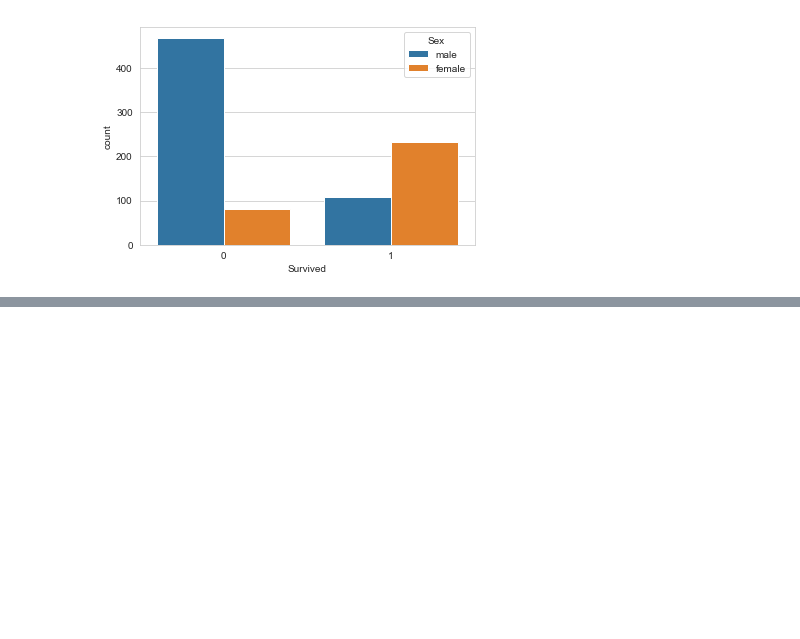
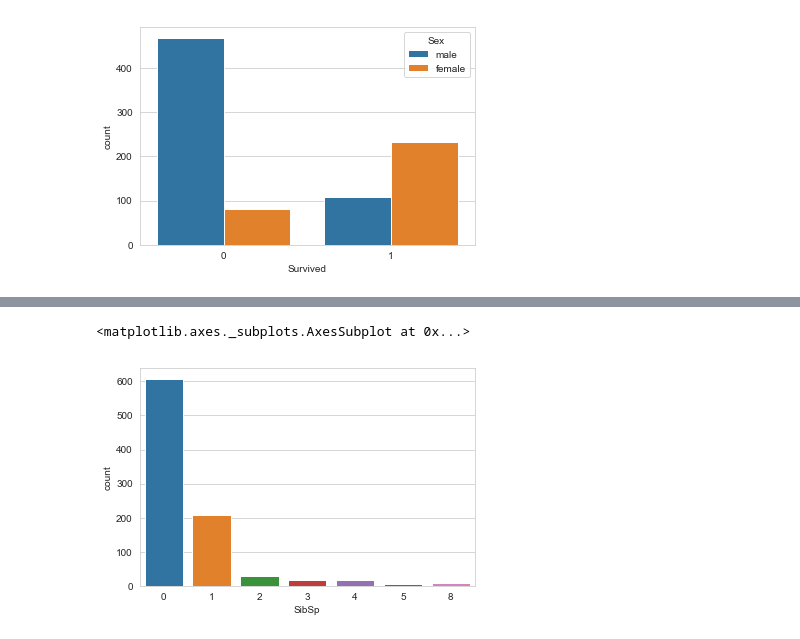
Before and after one commit to pramodcgupta/Machine-Learning-Predictions, a Jupyter notebook: Titanic Disaster Prediction.ipynb, the cells around one changed output, grey strips where cells are left out. Drawn from its saved outputs; the diff is of its cells as text; code cells hidden in the pictures; blank space fills up the shorter version.

```diff
--- a/Titanic Disaster Prediction.ipynb
+++ b/Titanic Disaster Prediction.ipynb
@@ -64,0 +81,5 @@ sns.countplot(x='Survived',hue='Sex',data=data)
+# %%
+sns.countplot(x='SibSp',data=data)
+# %% [output]
+<matplotlib.axes._subplots.AxesSubplot at 0x...>
+[figure, added]
```
Also changed, not shown: parts of 16 cells of this notebook.
